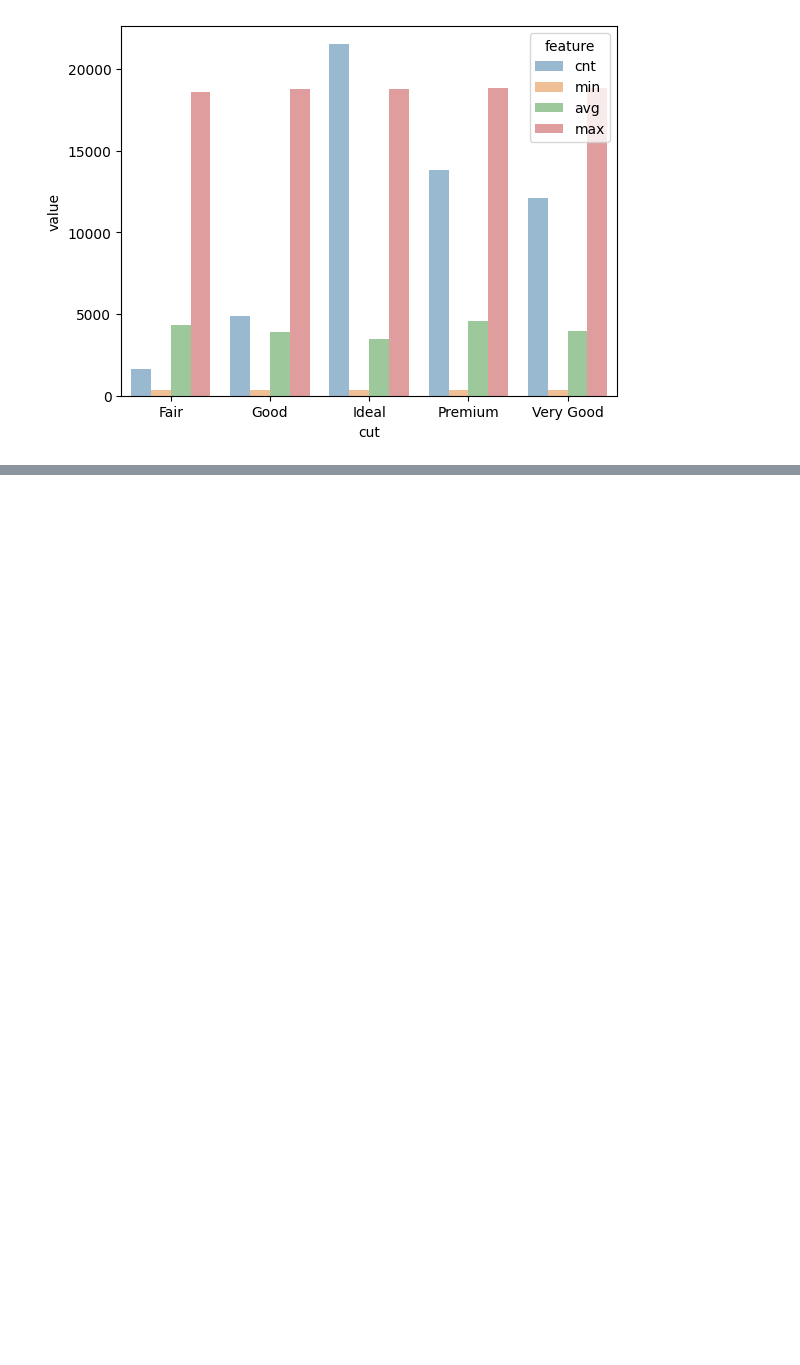
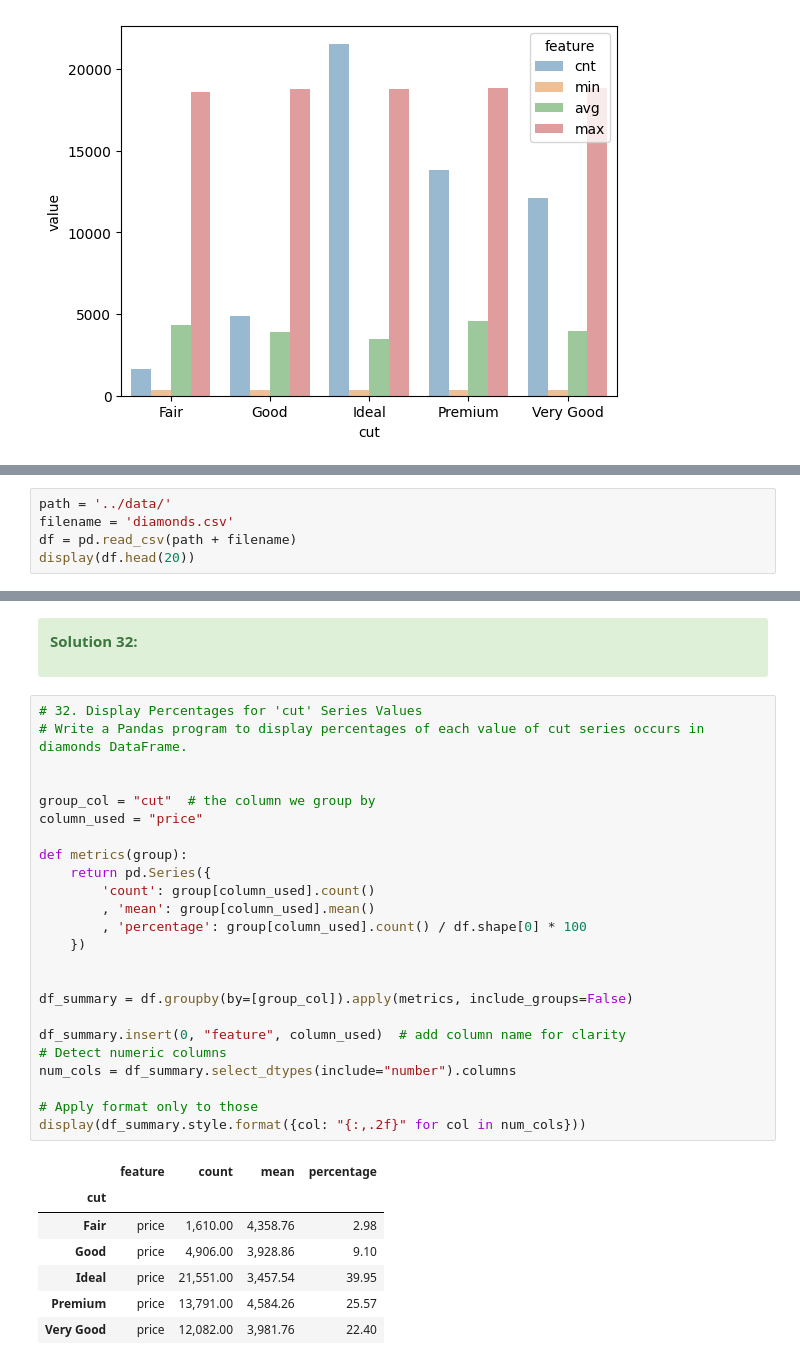
Before and after one commit to aziart/pandas-exercises, a Jupyter notebook: 12 - w3exercises/09 - Pandas Practice Sets/09 - 01 Pandas Practice Set-1.ipynb, the cells around one changed output, grey strips where cells are left out. Drawn from its saved outputs; the diff is of its cells as text; blank space fills up the shorter version.

Commit message:
12_09_01 - Pandas Practice Set 1 - 33/65 - #save_upc: structure in percentage

```diff
--- a/12 - w3exercises/09 - Pandas Practice Sets/09 - 01 Pandas Practice Set-1.ipynb
+++ b/12 - w3exercises/09 - Pandas Practice Sets/09 - 01 Pandas Practice Set-1.ipynb
@@ -2121,0 +2130,5 @@ g = sns.barplot(
+# %%
+path = '../data/'
+filename = 'diamonds.csv'
+df = pd.read_csv(path + filename)
+display(df.head(20))
@@ -2121,0 +2153,37 @@ g = sns.barplot(
+# %% [markdown]
+<div class="alert alert-success">
+
+**Solution 32:**
+</div>
+# %%
+# 32. Display Percentages for 'cut' Series Values
+# Write a Pandas program to display percentages of each value of cut series occurs in diamonds DataFrame.
+
+
+group_col = "cut"  # the column we group by
+column_used = "price"
+
+def metrics(group):
+    return pd.Series({
+        'count': group[column_used].count()
+        , 'mean': group[column_used].mean()
+        , 'percentage': group[column_used].count() / df.shape[0] * 100
+    })
+
+
+df_summary = df.groupby(by=[group_col]).apply(metrics, include_groups=False)
+
+df_summary.insert(0, "feature", column_used)  # add column name for clarity
+# Detect numeric columns
+num_cols = df_summary.select_dtypes(include="number").columns
+
+# Apply format only to those
+display(df_summary.style.format({col: "{:,.2f}" for col in num_cols}))
+# %% [output]
+|  | feature | count | mean | percentage |
+| cut |  |  |  |  |
+| Fair | price | 1,610.00 | 4,358.76 | 2.98 |
+| Good | price | 4,906.00 | 3,928.86 | 9.10 |
+| Ideal | price | 21,551.00 | 3,457.54 | 39.95 |
+| Premium | price | 13,791.00 | 4,584.26 | 25.57 |
+| Very Good | price | 12,082.00 | 3,981.76 | 22.40 |
```
Also changed, not shown: parts of 6 cells of this notebook.
